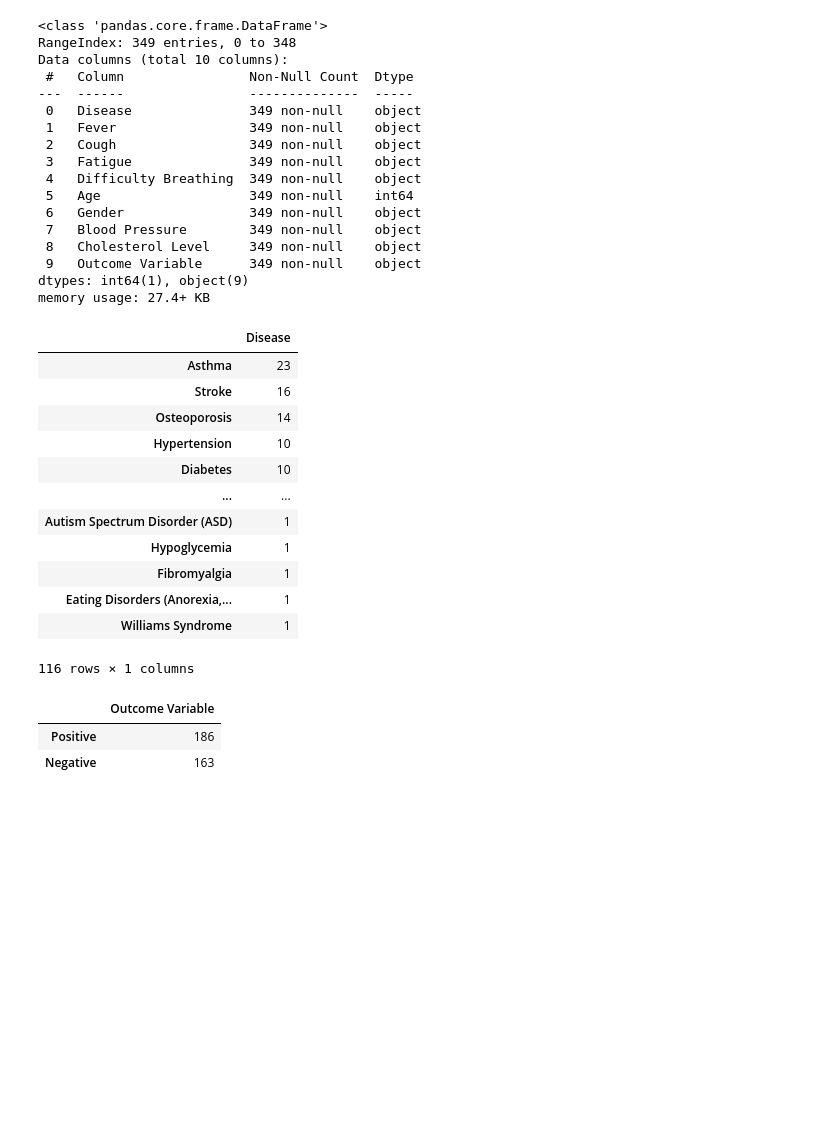
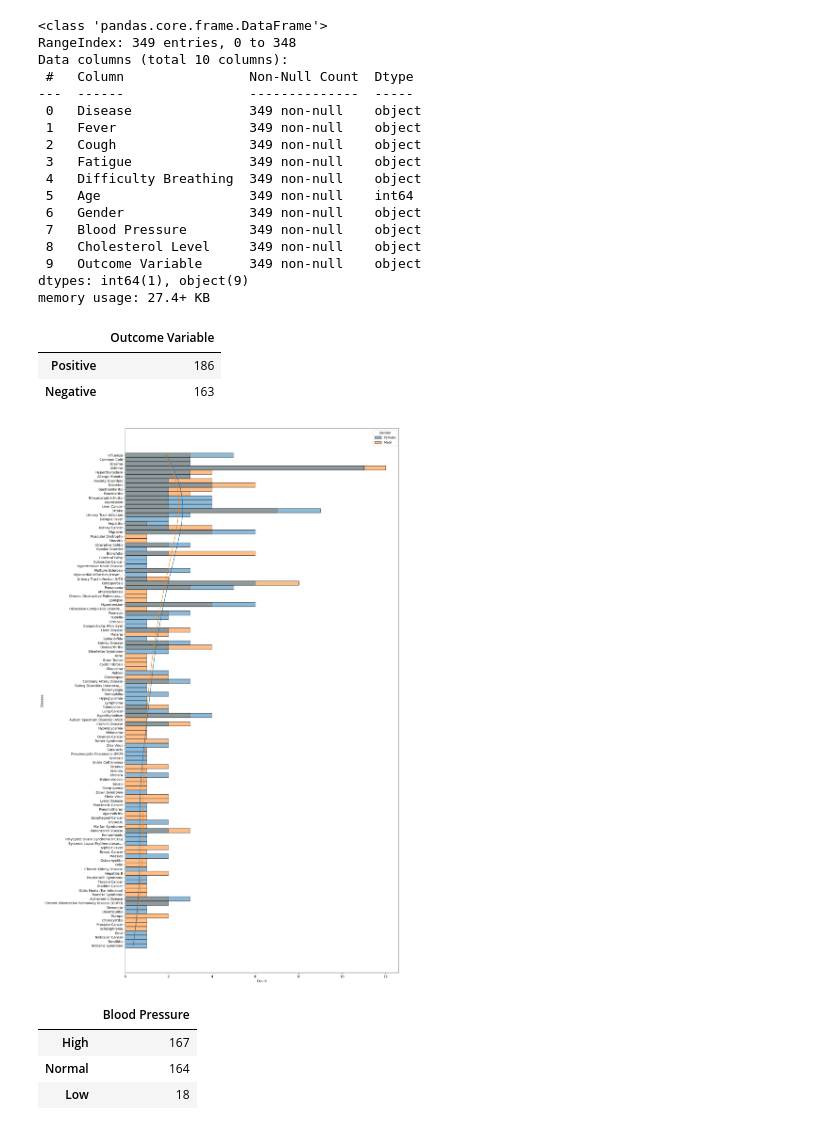
Before and after one commit to Joakimanochie/Data_analytics, a Jupyter notebook: Disease_symptoms.ipynb, the cells around one changed output. Cells and saved outputs as stored; diff of their text form; code cells hidden in the pictures; blank space fills up the shorter version.

Commit message:
Data december projects

```diff
--- a/Disease_symptoms.ipynb
+++ b/Disease_symptoms.ipynb
@@ -34,25 +34,22 @@ Data columns (total 10 columns):
  9   Outcome Variable      349 non-null    object
 dtypes: int64(1), object(9)
 memory usage: 27.4+ KB
-# %%
-disease['Disease'].value_counts().to_frame()
-# %% [output]
-|  | Disease |
-| Asthma | 23 |
-| Stroke | 16 |
-| Osteoporosis | 14 |
-| Hypertension | 10 |
-| Diabetes | 10 |
-| ... | ... |
-| Autism Spectrum Disorder (ASD) | 1 |
-| Hypoglycemia | 1 |
-| Fibromyalgia | 1 |
-| Eating Disorders (Anorexia,... | 1 |
-| Williams Syndrome | 1 |
-116 rows × 1 columns
 # %%
 disease['Outcome Variable'].value_counts().to_frame()
 # %% [output]
 |  | Outcome Variable |
 | Positive | 186 |
 | Negative | 163 |
+# %%
+fig, ax = plt.subplots(figsize=(15, 30))
+sns.histplot(data = disease, y = "Disease", kde = True, hue = "Gender")
+plt.show()
+# %% [output]
+[figure, added]
+# %%
+disease['Blood Pressure'].value_counts().to_frame()
+# %% [output]
+|  | Blood Pressure |
+| High | 167 |
+| Normal | 164 |
+| Low | 18 |
```
Also changed, not shown: parts of 4 cells of this notebook.
